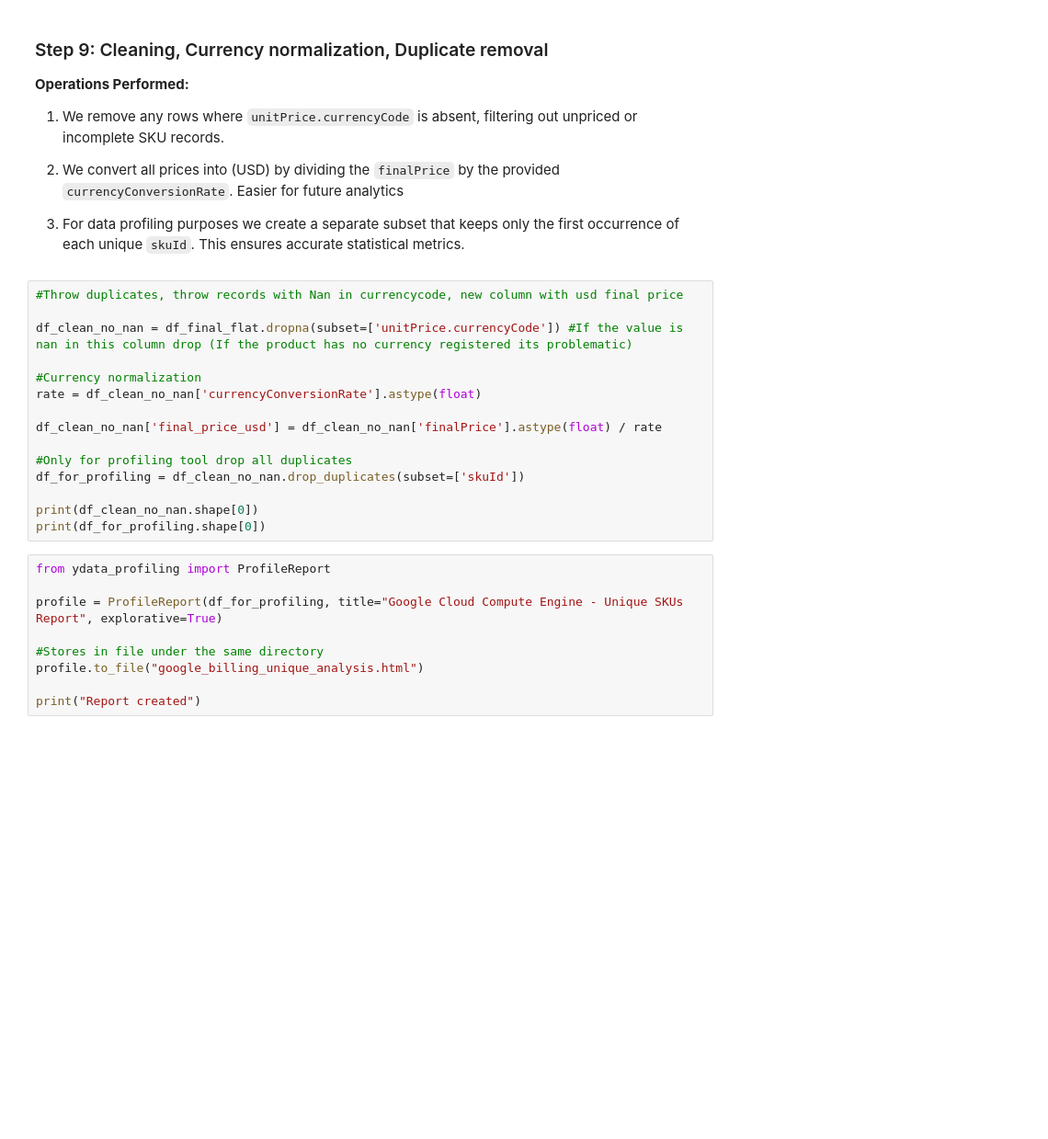
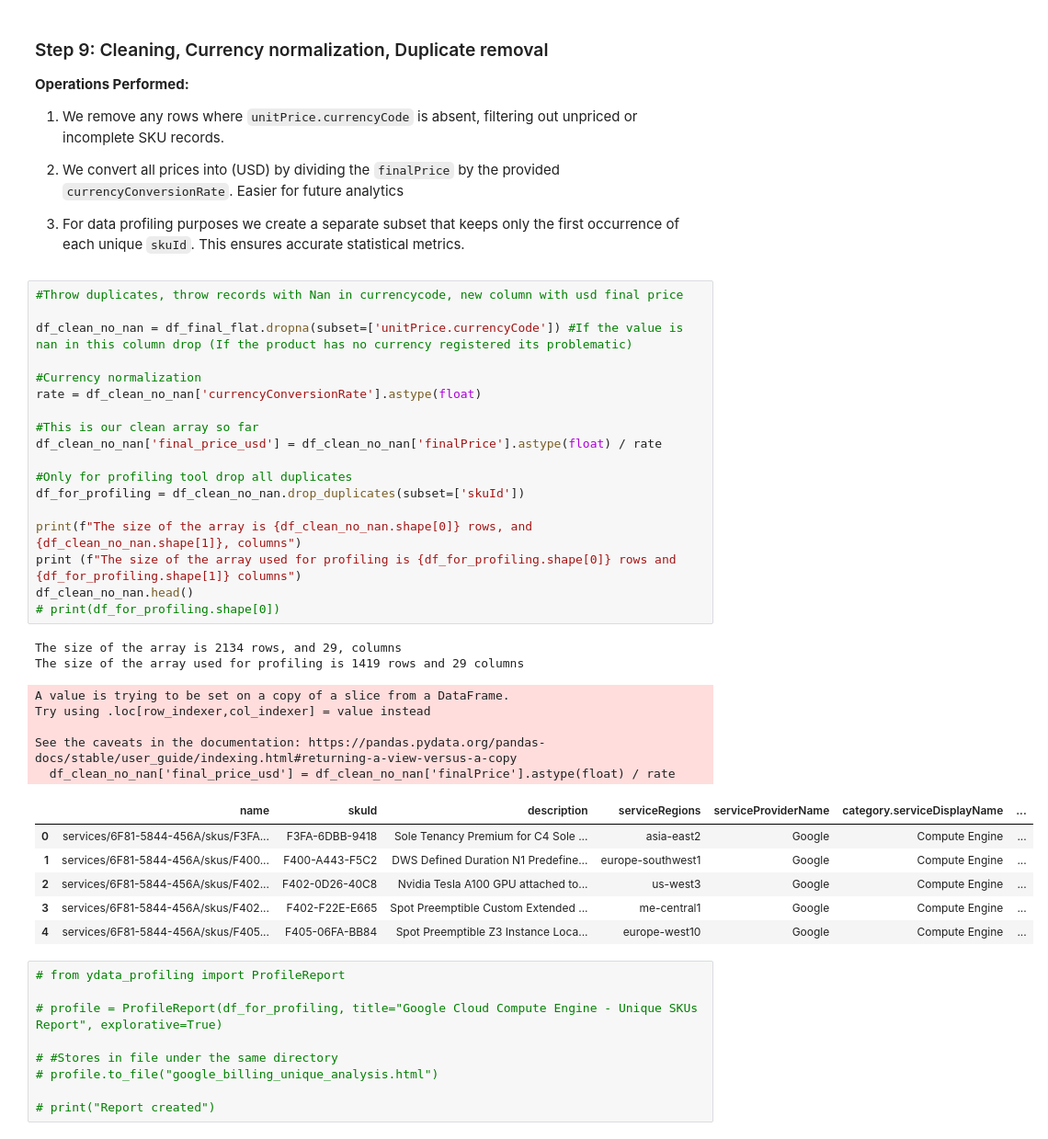
Before and after one commit to PanosVaritis/Pricing-ops-api, a Jupyter notebook: notebooks/google_eda.ipynb, the cells around one changed output. Shown at 92% size. Cells and saved outputs as stored; diff of their text form; blank space fills up the shorter version.

```diff
--- a/notebooks/google_eda.ipynb
+++ b/notebooks/google_eda.ipynb
@@ -194,24 +303,41 @@ eur_rows_df.head()
 # %%
 #Throw duplicates, throw records with Nan in currencycode, new column with usd final price
 
 df_clean_no_nan = df_final_flat.dropna(subset=['unitPrice.currencyCode']) #If the value is nan in this column drop (If the product has no currency registered its problematic)
 
 #Currency normalization
 rate = df_clean_no_nan['currencyConversionRate'].astype(float)
 
+#This is our clean array so far
 df_clean_no_nan['final_price_usd'] = df_clean_no_nan['finalPrice'].astype(float) / rate
 
 #Only for profiling tool drop all duplicates
 df_for_profiling = df_clean_no_nan.drop_duplicates(subset=['skuId'])
 
-print(df_clean_no_nan.shape[0])
-print(df_for_profiling.shape[0])
+print(f"The size of the array is {df_clean_no_nan.shape[0]} rows, and {df_clean_no_nan.shape[1]}, columns")
+print (f"The size of the array used for profiling is {df_for_profiling.shape[0]} rows and {df_for_profiling.shape[1]} columns")
+df_clean_no_nan.head()
+# print(df_for_profiling.shape[0])
+# %% [output]
+The size of the array is 2134 rows, and 29, columns
+The size of the array used for profiling is 1419 rows and 29 columns
+A value is trying to be set on a copy of a slice from a DataFrame.
+Try using .loc[row_indexer,col_indexer] = value instead
+
+See the caveats in the documentation: https://pandas.pydata.org/pandas-docs/stable/user_guide/indexing.html#returning-a-view-versus-a-copy
+  df_clean_no_nan['final_price_usd'] = df_clean_no_nan['finalPrice'].astype(float) / rate
+|  | name | skuId | description | serviceRegions | serviceProviderName | category.serviceDisplayName | ... |
+| 0 | services/6F81-5844-456A/skus/F3FA... | F3FA-6DBB-9418 | Sole Tenancy Premium for C4 Sole ... | asia-east2 | Google | Compute Engine | ... |
+| 1 | services/6F81-5844-456A/skus/F400... | F400-A443-F5C2 | DWS Defined Duration N1 Predefine... | europe-southwest1 | Google | Compute Engine | ... |
+| 2 | services/6F81-5844-456A/skus/F402... | F402-0D26-40C8 | Nvidia Tesla A100 GPU attached to... | us-west3 | Google | Compute Engine | ... |
+| 3 | services/6F81-5844-456A/skus/F402... | F402-F22E-E665 | Spot Preemptible Custom Extended ... | me-central1 | Google | Compute Engine | ... |
+| 4 | services/6F81-5844-456A/skus/F405... | F405-06FA-BB84 | Spot Preemptible Z3 Instance Loca... | europe-west10 | Google | Compute Engine | ... |
 # %%
-from ydata_profiling import ProfileReport
+# from ydata_profiling import ProfileReport
 
-profile = ProfileReport(df_for_profiling, title="Google Cloud Compute Engine - Unique SKUs Report", explorative=True)
+# profile = ProfileReport(df_for_profiling, title="Google Cloud Compute Engine - Unique SKUs Report", explorative=True)
 
-#Stores in file under the same directory
-profile.to_file("google_billing_unique_analysis.html")
+# #Stores in file under the same directory
+# profile.to_file("google_billing_unique_analysis.html")
 
-print("Report created")
+# print("Report created")
```
Also changed, not shown: parts of 17 cells of this notebook.
